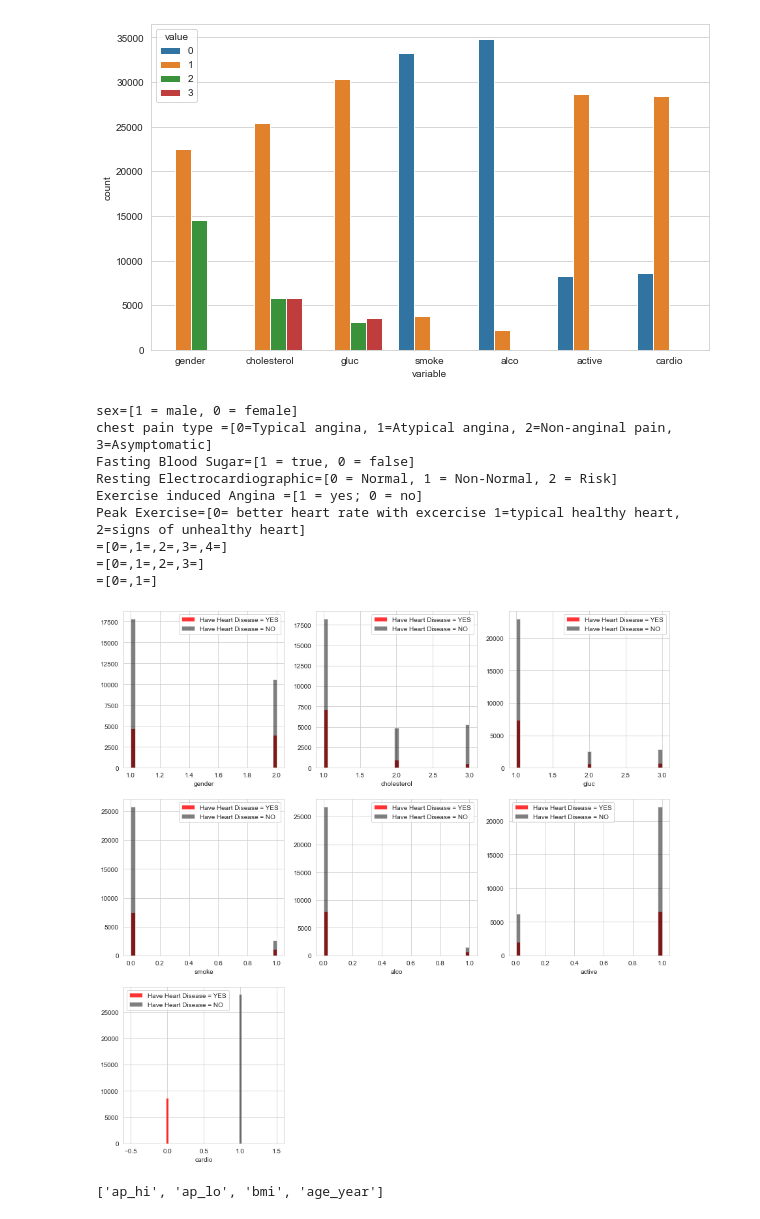
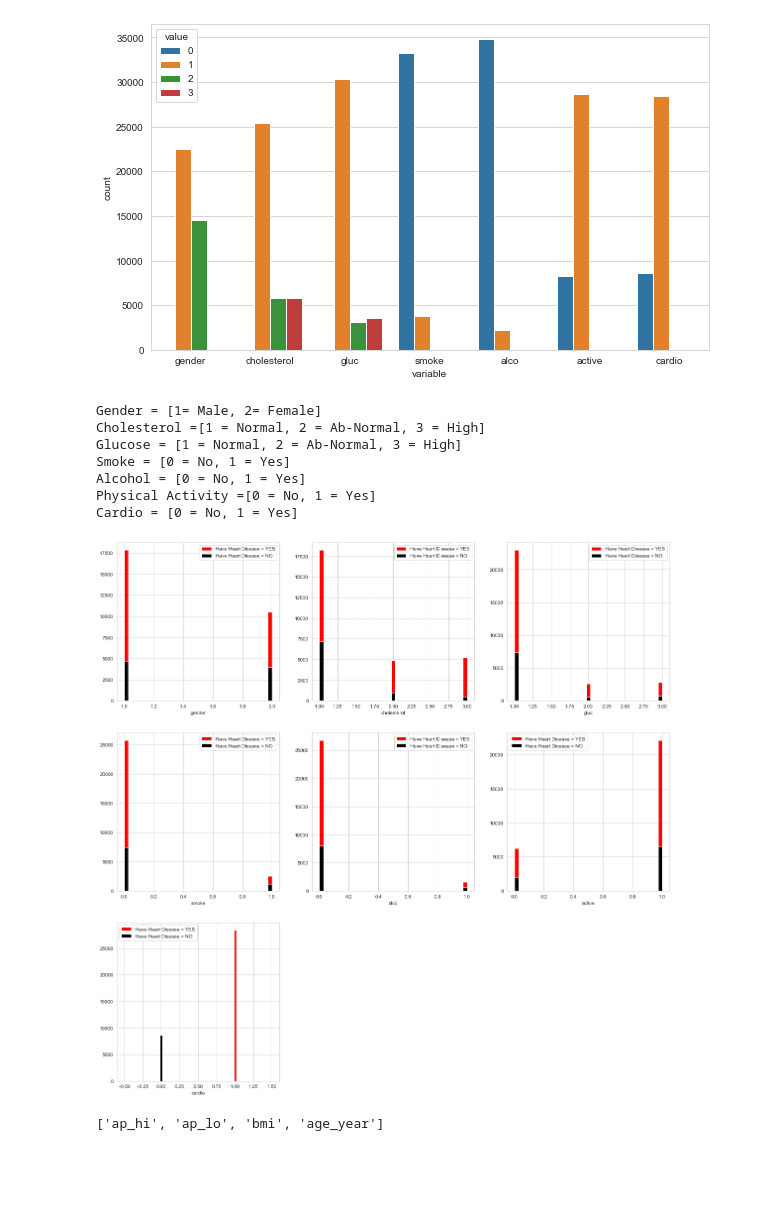
Before and after one commit to Shakhawatkabir/CVD-Final-Project--70K-Data, a Jupyter notebook: CVD Final Project.ipynb, the cells around one changed output. Saved outputs shown, nothing was run; the diff lists cells and outputs as text; code cells hidden in the pictures; blank space fills up the shorter version.

```diff
--- a/CVD Final Project.ipynb
+++ b/CVD Final Project.ipynb
@@ -47,2 +48,3 @@ from sklearn.naive_bayes import GaussianNB
 # %%
-data = pd.read_csv(r"C:\Users\Md.Shakhawat Kabir\OneDrive - bsmrstu.edu.bd\Desktop\cvd\HEART-DISEASE-ANALYSIS 70k DATA\cardio_train.csv")
+data = pd.read_csv(r"C:\Users\Md.Shakhawat Kabir\OneDrive - bsmrstu.edu.bd\Desktop\HEART-DISEASE-ANALYSIS 70k DATA\cardio_train.csv", sep=';')
+data
@@ -318,33 +317,30 @@ sns.countplot(x="variable", hue="value",data= pd.melt(dataframe_categorical));
 # %% [output]
 [figure]
 # %%
-plt.figure(figsize=(15, 15))
-print ("sex=[1 = male, 0 = female]")
-print ("chest pain type =[0=Typical angina, 1=Atypical angina, 2=Non-anginal pain, 3=Asymptomatic]")
-print ("Fasting Blood Sugar=[1 = true, 0 = false]")
-print ("Resting Electrocardiographic=[0 = Normal, 1 = Non-Normal, 2 = Risk]")
-print ("Exercise induced Angina =[1 = yes; 0 = no]")
-print ("Peak Exercise=[0= better heart rate with excercise 1=typical healthy heart, 2=signs of unhealthy heart]")
-print ("=[0=,1=,2=,3=,4=]")
-print ("=[0=,1=,2=,3=]")
-print ("=[0=,1=]")
+plt.figure(figsize=(20, 20))
+print ("Gender = [1= Male, 2= Female]")
+print ("Cholesterol =[1 = Normal, 2 = Ab-Normal, 3 = High]")
+print ("Glucose = [1 = Normal, 2 = Ab-Normal, 3 = High]")
+print ("Smoke = [0 = No, 1 = Yes]")
+print ("Alcohol = [0 = No, 1 = Yes]")
+print ("Physical Activity =[0 = No, 1 = Yes]")
+print ("Cardio = [0 = No, 1 = Yes]")
+
 for i, column in enumerate(categorical_val, 1):
     plt.subplot(3, 3, i)
-    data[data["cardio"] == 0][column].hist(bins=35, color='Red', label='Have Heart Disease = YES', alpha=.8)
-    data[data["cardio"] == 1][column].hist(bins=35, color='Black', label='Have Heart Disease = NO', alpha=.5)
+    data[data["cardio"] == 1][column].hist(bins=35, color='Red', label='Have Heart Disease = YES', alpha=1)
+    data[data["cardio"] == 0][column].hist(bins=35, color='Black', label='Have Heart Disease = NO', alpha=1)
     plt.legend()
     plt.xlabel(column)
 # %% [output]
-sex=[1 = male, 0 = female]
-chest pain type =[0=Typical angina, 1=Atypical angina, 2=Non-anginal pain, 3=Asymptomatic]
-Fasting Blood Sugar=[1 = true, 0 = false]
-Resting Electrocardiographic=[0 = Normal, 1 = Non-Normal, 2 = Risk]
-Exercise induced Angina =[1 = yes; 0 = no]
-Peak Exercise=[0= better heart rate with excercise 1=typical healthy heart, 2=signs of unhealthy heart]
-=[0=,1=,2=,3=,4=]
-=[0=,1=,2=,3=]
-=[0=,1=]
+Gender = [1= Male, 2= Female]
+Cholesterol =[1 = Normal, 2 = Ab-Normal, 3 = High]
+Glucose = [1 = Normal, 2 = Ab-Normal, 3 = High]
+Smoke = [0 = No, 1 = Yes]
+Alcohol = [0 = No, 1 = Yes]
+Physical Activity =[0 = No, 1 = Yes]
+Cardio = [0 = No, 1 = Yes]
-[figure, old version]
+[figure, new version]
 # %%
 continous_val
 # %% [output]
```
Also changed, not shown: parts of 85 cells of this notebook.
